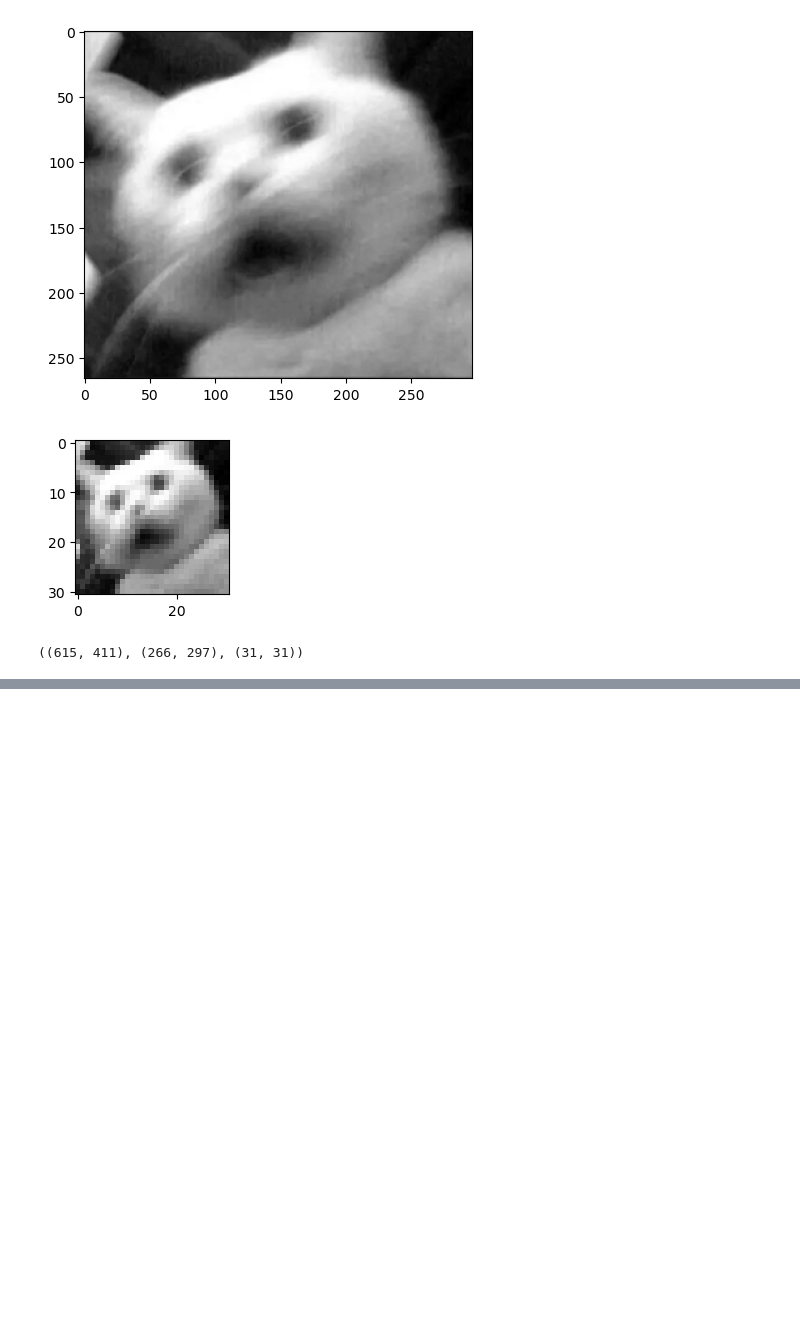
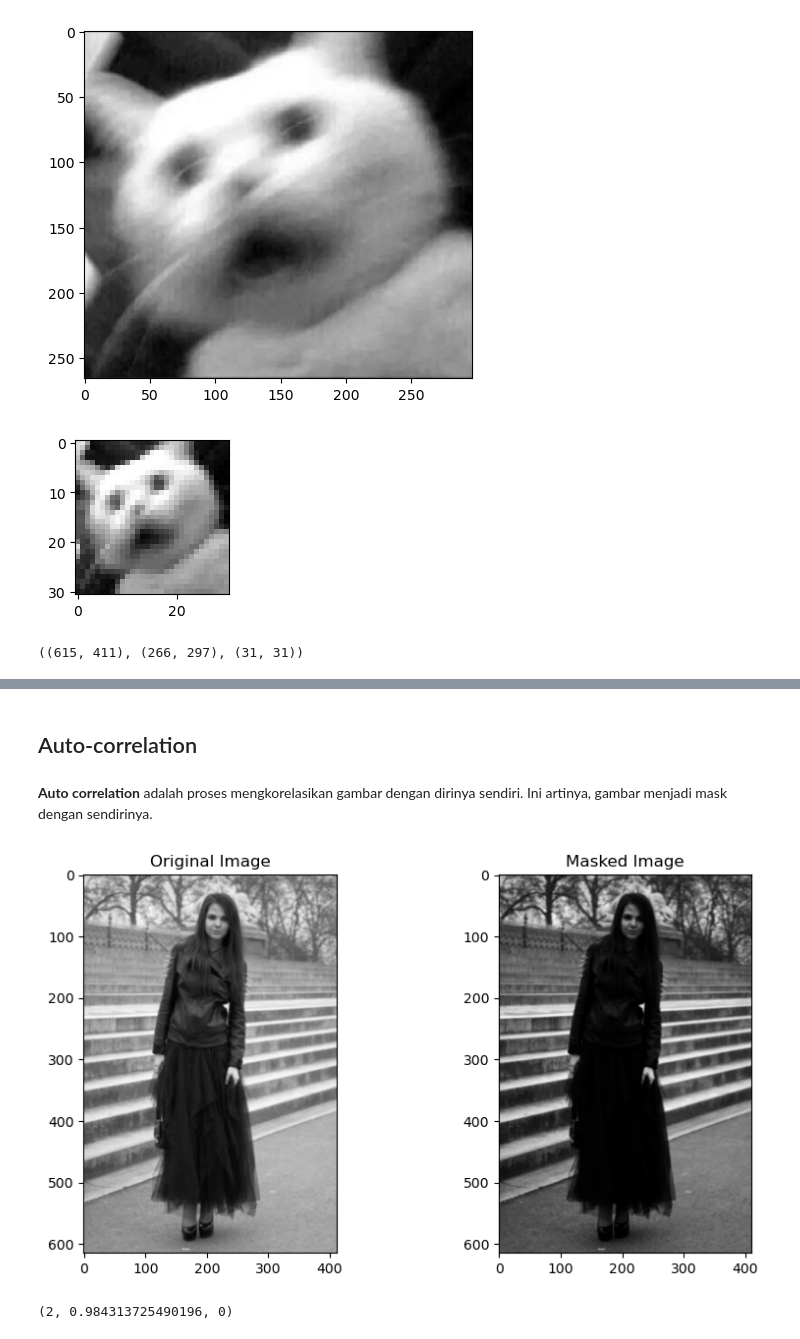
Before and after one commit to raviearjun/Belajar-ML-AI, a Jupyter notebook: DIP/filtering-based-enhancement.ipynb, the cells around one changed output, grey strips where cells are left out. Cells and saved outputs as stored; diff of their text form; code cells hidden in the pictures; blank space fills up the shorter version.

```diff
--- a/DIP/filtering-based-enhancement.ipynb
+++ b/DIP/filtering-based-enhancement.ipynb
@@ -75,0 +85,27 @@ ValueError: operands could not be broadcast together with shapes (31,31) (266,29
+# %% [markdown]
+## Auto-correlation
+# %% [markdown]
+**Auto correlation** adalah proses mengkorelasikan gambar dengan dirinya sendiri. Ini artinya, gambar menjadi mask dengan sendirinya.
+# %%
+# read the image
+image = cv.imread('img/girl-fashion.png')
+
+# copy the image to a new variable
+mask = image/255
+
+# apply the mask
+result = np.array(np.multiply(image, mask), dtype=np.uint8) # uint8 = 0-255, penting agbr intensitas berada dalam tipe int
+
+# display the result
+_,(ax1, ax2) = plt.subplots(1, 2, figsize=(10, 5))
+ax1.imshow(image, cmap='gray')
+ax2.imshow(result, cmap='gray')
+ax1.set_title('Original Image')
+ax2.set_title('Masked Image')
+plt.show()
+# %% [output]
+[figure, added]
+# %%
+image.min(), mask.max(), result.min()
+# %% [output]
+(2, 0.984313725490196, 0)
```
Also changed, not shown: parts of 9 cells of this notebook, 6 other files.
